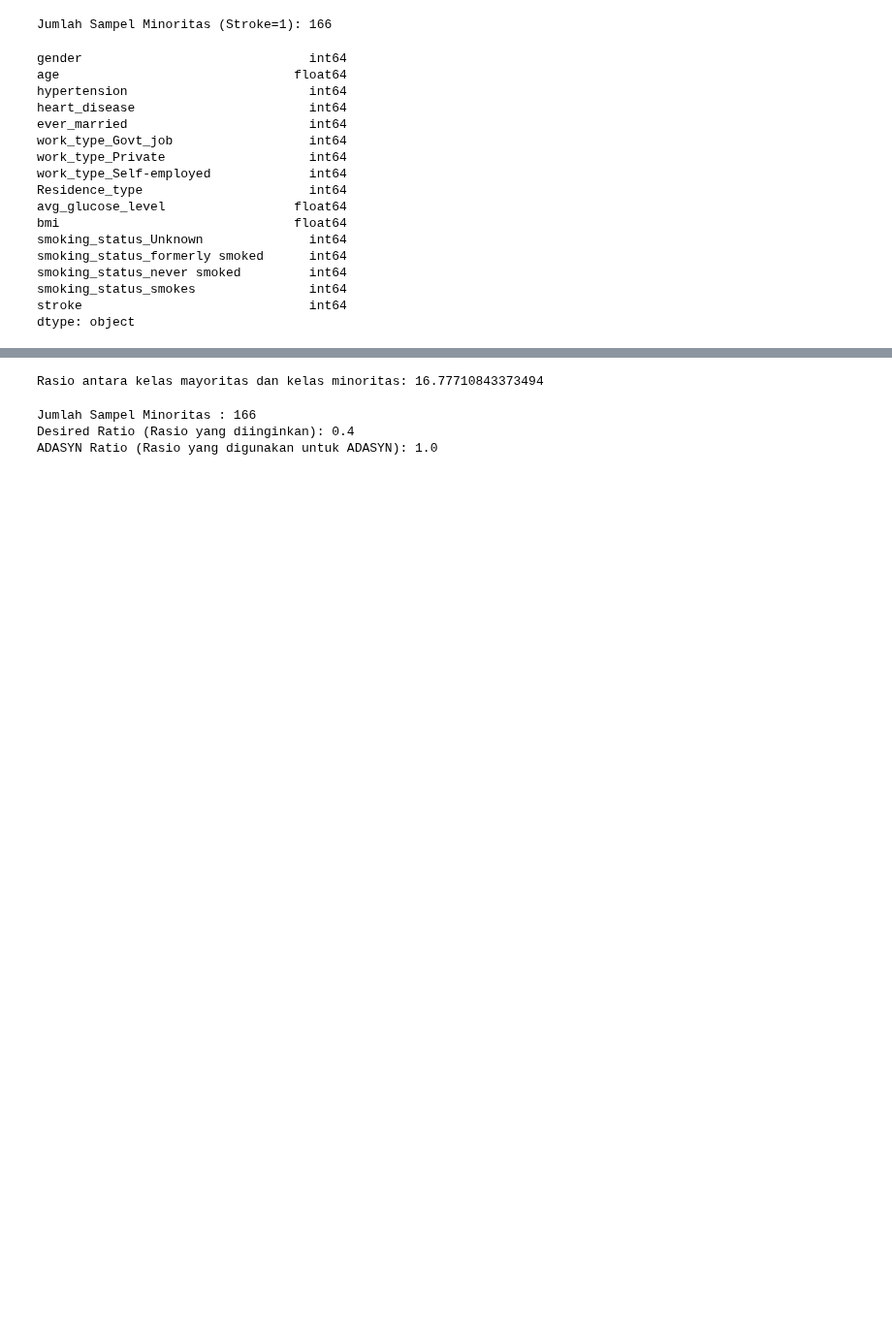
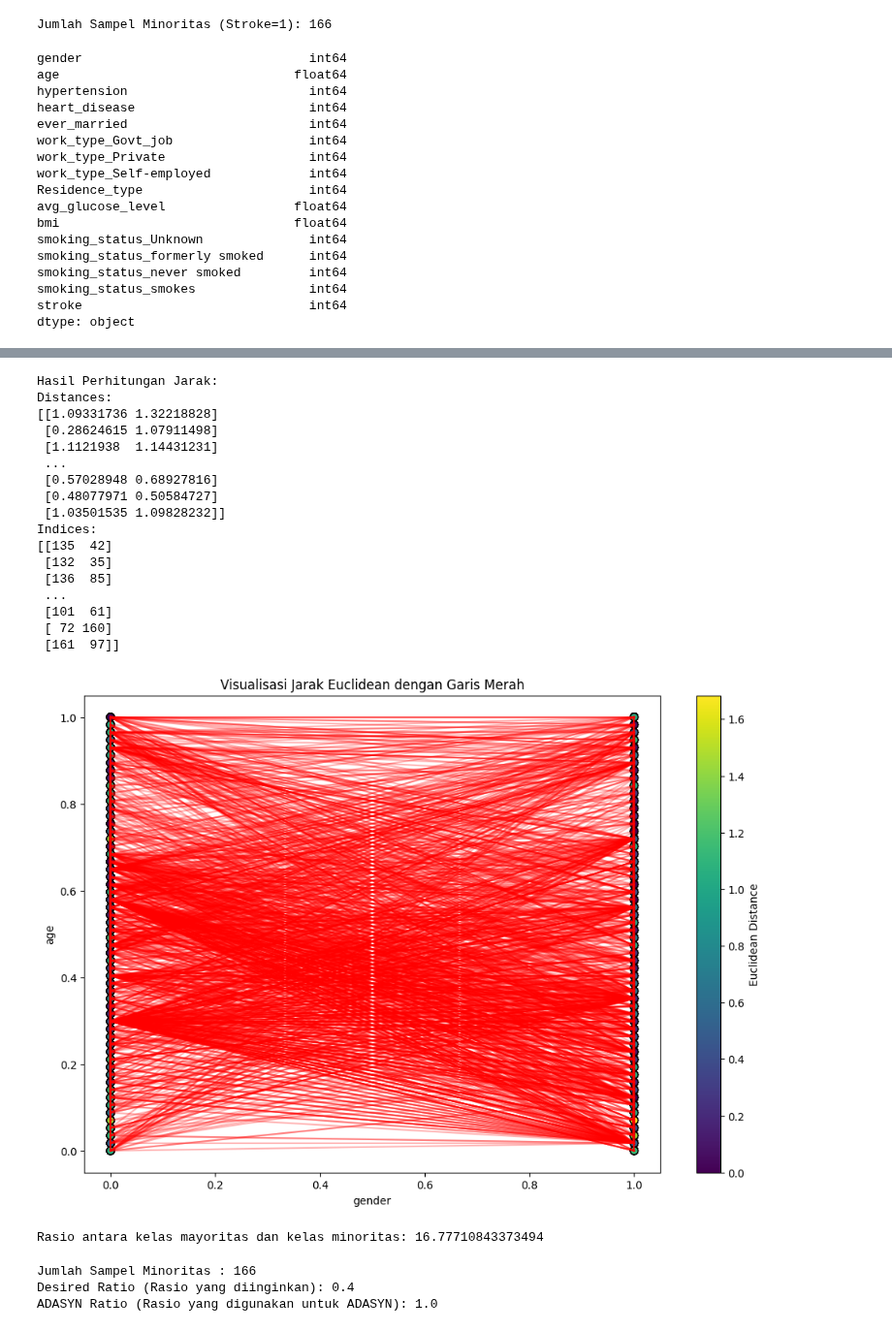
Before and after one commit to avillarafi45/TugasAkhirStrokePrediction, a Jupyter notebook: ADASYN.ipynb, the cells around one changed output, grey strips where cells are left out. Shown at 97% size. Cells and saved outputs as stored; diff of their text form; code cells hidden in the pictures; blank space fills up the shorter version.

```diff
--- a/ADASYN.ipynb
+++ b/ADASYN.ipynb
@@ -125,3 +102,60 @@ Indices:
+# %%
+from sklearn.neighbors import NearestNeighbors
+
+# Langkah 2: Hitung Jarak
+nn = NearestNeighbors(n_neighbors=2, metric='euclidean')
+nn.fit(minority_class)
+distances, indices = nn.kneighbors(X)
+
+# Tampilkan hasil perhitungan jarak
+print("Hasil Perhitungan Jarak:")
+print("Distances:")
+print(distances)
+print("Indices:")
+print(indices)
+
+import matplotlib.pyplot as plt
+
+# Visualisasi Scatter Plot dengan Garis
+plt.figure(figsize=(12, 8))
+
+# Scatter plot dengan warna marker berdasarkan jarak
+scatter = plt.scatter(X.iloc[:, 0], X.iloc[:, 1], c=distances[:, 0], cmap='viridis', edgecolors='k', s=50)
+
+# Menambahkan garis merah yang menghubungkan setiap sampel dengan dua tetangganya
+for i in range(len(X)):
+    plt.plot([X.iloc[i, 0], X.iloc[indices[i, 0], 0]], [X.iloc[i, 1], X.iloc[indices[i, 0], 1]], 'r-', alpha=0.3)
+
+# Menambahkan colorbar
+cbar = plt.colorbar(scatter)
+cbar.set_label('Euclidean Distance')
+
+# Menambahkan label dan judul
+plt.xlabel(X.columns[0])  # Nama kolom fitur 1
+plt.ylabel(X.columns[1])  # Nama kolom fitur 2
+plt.title('Visualisasi Jarak Euclidean dengan Garis Merah')
+
+# Tampilkan diagram
+plt.show()
+# %% [output]
+Hasil Perhitungan Jarak:
+Distances:
+[[1.09331736 1.32218828]
+ [0.28624615 1.07911498]
+ [1.1121938  1.14431231]
+ ...
+ [0.57028948 0.68927816]
+ [0.48077971 0.50584727]
+ [1.03501535 1.09828232]]
+Indices:
+[[135  42]
+ [132  35]
+ [136  85]
+ ...
+ [101  61]
+ [ 72 160]
+ [161  97]]
+[figure, added]
 # %%
 # Langkah 3: Hitung Rasio
 ratio = len(X[y == 0]) / len(minority_class)
```
Also changed, not shown: parts of 3 cells of this notebook.
